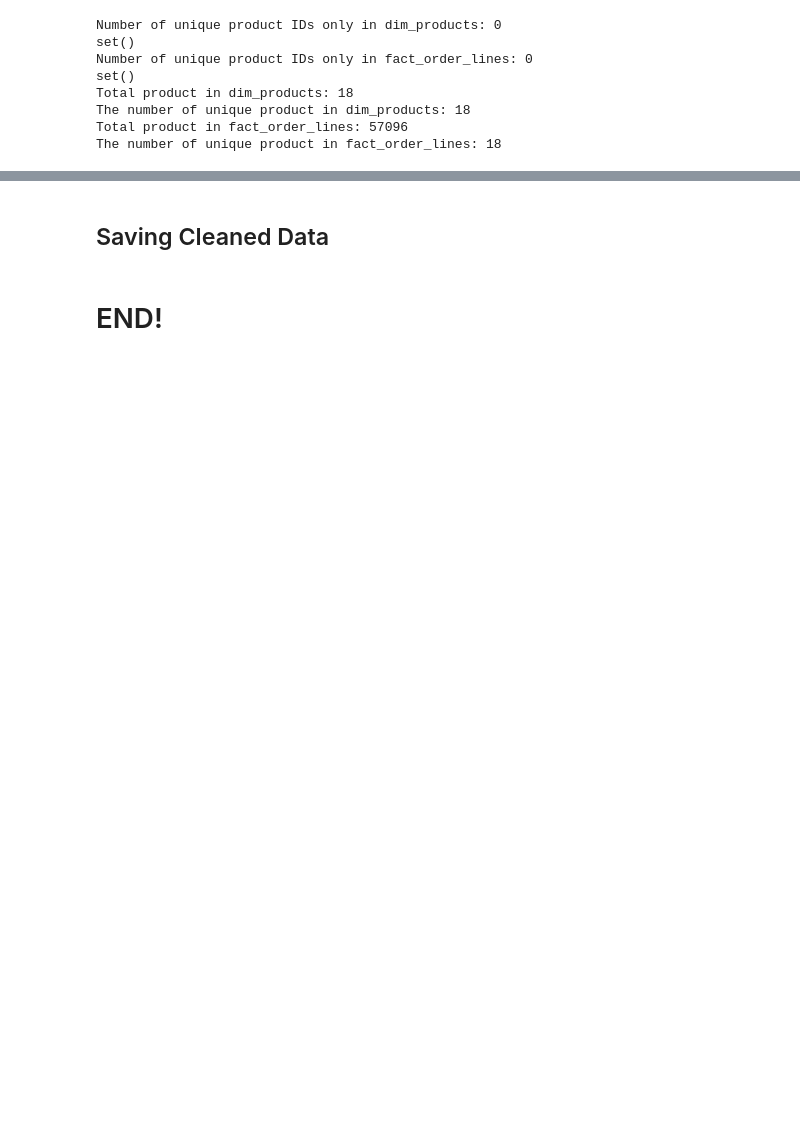
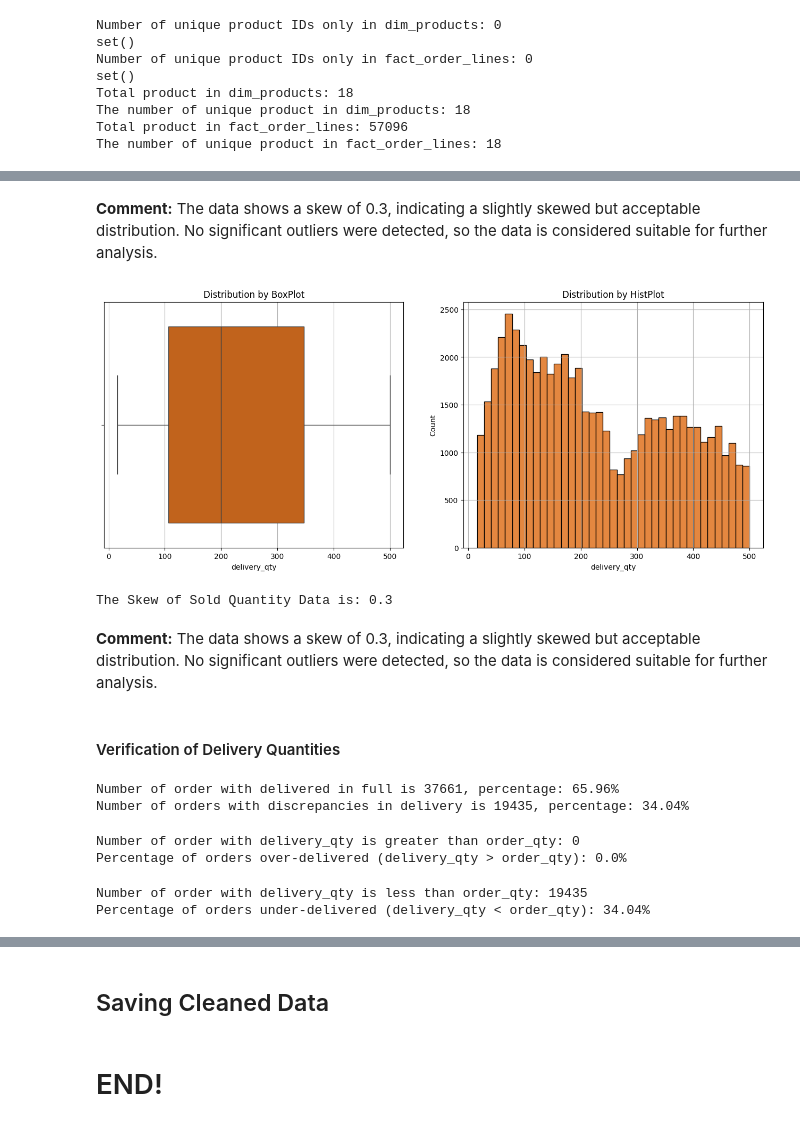
Before and after one commit to WalterEdwardd/AtliQ_Mart-Supply_Chain_Improvement_Project, a Jupyter notebook: notebooks/processed_data.ipynb, the cells around one changed output, grey strips where cells are left out. Cells and saved outputs as stored; diff of their text form; code cells hidden in the pictures; blank space fills up the shorter version.

```diff
--- a/notebooks/processed_data.ipynb
+++ b/notebooks/processed_data.ipynb
@@ -1359,0 +1367,62 @@ Once you have cleaned your data, sorting is a necessary step to make it easier t
+# %% [markdown]
+**Comment:**
+The data shows a skew of 0.3, indicating a slightly skewed but acceptable distribution. No significant outliers were detected, so the data is considered suitable for further analysis.
+# %%
+# Create a BoxPlot and HistPlot to visualize distribution of 'ev_sold' and detect any outliers
+# set the size of chart
+plt.figure(figsize=(16,6))
+# first subplot by box plot
+plt.subplot(1,2,1)
+plt.grid()
+sns.boxplot(data=fact_order_lines, x='delivery_qty', color='#DC5F00')
+plt.title("Distribution by BoxPlot")
+# second subplot by hist plot
+plt.subplot(1,2,2)
+plt.grid()
+sns.histplot(data=fact_order_lines, x='delivery_qty', color='#DC5F00')
+plt.title("Distribution by HistPlot")
+# Display the chart
+plt.show()
+# Check the skewness of data in the "ev_sold" column
+print(f"The Skew of Sold Quantity Data is: {round(fact_order_lines['order_qty'].skew(), 2)}")
+# %% [output]
+[figure, added]
+The Skew of Sold Quantity Data is: 0.3
+# %% [markdown]
+**Comment:**
+The data shows a skew of 0.3, indicating a slightly skewed but acceptable distribution. No significant outliers were detected, so the data is considered suitable for further analysis.
+# %% [markdown]
+#### Verification of Delivery Quantities
+# %%
+# Filter orders where ordered quantity matches delivered quantity. This helps identify orders that have been delivered in full
+full_delivery = fact_order_lines[fact_order_lines['order_qty'] == fact_order_lines['delivery_qty']]
+# print the number of orders with delivered in full
+print(f"Number of order with delivered in full is {full_delivery.shape[0]}, percentage: {round(full_delivery.shape[0] / fact_order_lines.shape[0] * 100,2)}%")
+
+# Filter orders where ordered quantity does not match delivered quantity. This helps identify orders that have discrepancies in delivery
+not_full_delivery = fact_order_lines[fact_order_lines['order_qty'] != fact_order_lines['delivery_qty']]
+# Print the number of orders with discrepancies in delivery
+print(f"Number of orders with discrepancies in delivery is {not_full_delivery.shape[0]}, percentage: {round(not_full_delivery.shape[0] / fact_order_lines.shape[0] * 100,2)}%")
+# %% [output]
+Number of order with delivered in full is 37661, percentage: 65.96%
+Number of orders with discrepancies in delivery is 19435, percentage: 34.04%
+# %%
+# Filter orders where delivery_qty is greater than order_qty
+over_qty = not_full_delivery[not_full_delivery['delivery_qty'] > not_full_delivery['order_qty']]
+# print the number of orders with delivery_qty is greater than order_qty
+print(f"Number of order with delivery_qty is greater than order_qty: {over_qty.shape[0]}")
+# Calculate the percentage of these orders
+print(f'Percentage of orders over-delivered (delivery_qty > order_qty): {round(over_qty.shape[0] / fact_order_lines.shape[0],2)}%')
+# %% [output]
+Number of order with delivery_qty is greater than order_qty: 0
+Percentage of orders over-delivered (delivery_qty > order_qty): 0.0%
+# %%
+# Filter orders where delivery_qty is less than order_qty
+under_qty = not_full_delivery[not_full_delivery['delivery_qty'] < not_full_delivery['order_qty']]
+# print the number of orders with delivery_qty is less than order_qty
+print(f"Number of order with delivery_qty is less than order_qty: {under_qty.shape[0]}")
+# Calculate the percentage of these orders
+print(f'Percentage of orders under-delivered (delivery_qty < order_qty): {round(under_qty.shape[0] / fact_order_lines.shape[0] * 100,2)}%')
+# %% [output]
+Number of order with delivery_qty is less than order_qty: 19435
+Percentage of orders under-delivered (delivery_qty < order_qty): 34.04%
```
Also changed, not shown: parts of 65 cells of this notebook.
